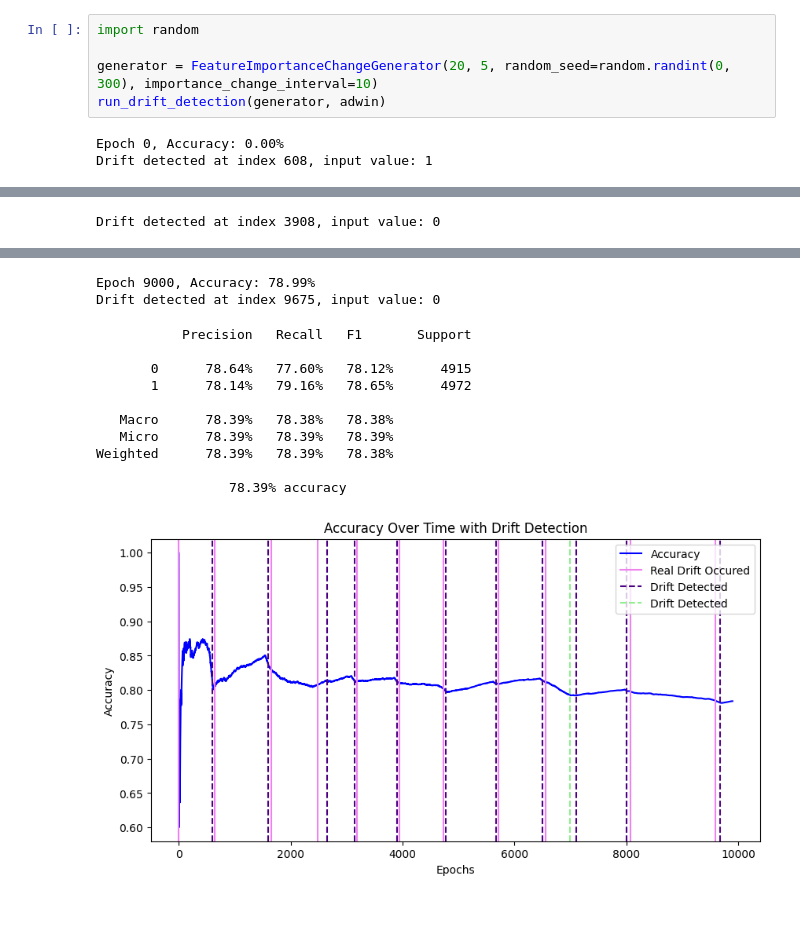
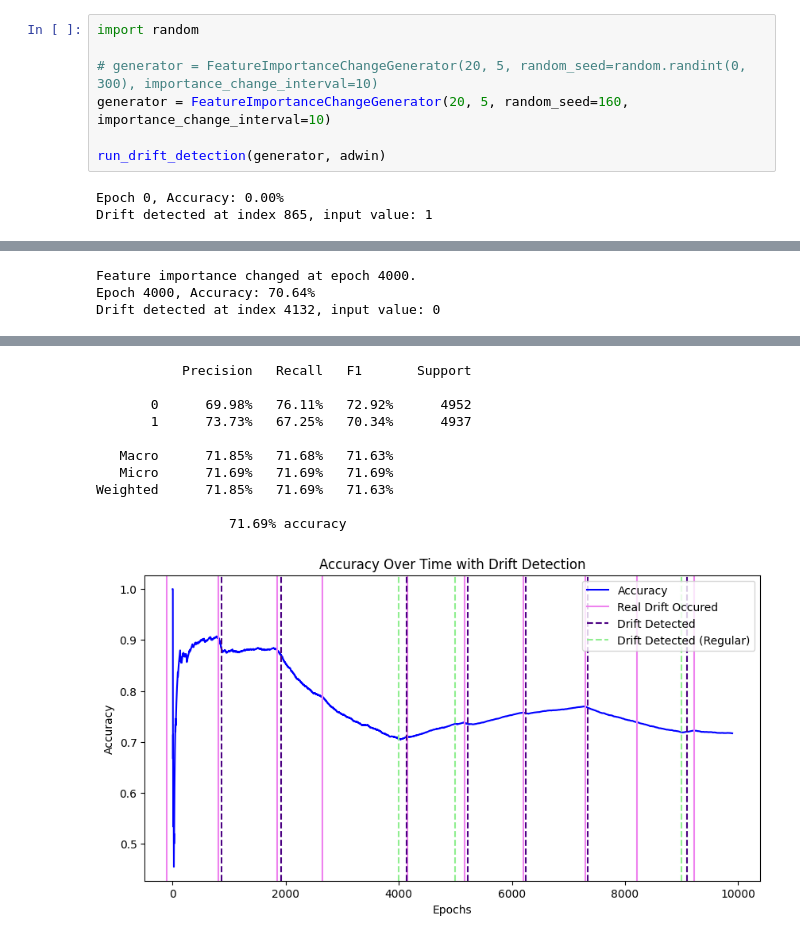
Before and after one commit to wpartycja/ml-in-data-streams, a Jupyter notebook: drift_detection.ipynb, the cells around one changed output, grey strips where cells are left out. Cells and saved outputs as stored; diff of their text form; blank space fills up the shorter version.

```diff
--- a/drift_detection.ipynb
+++ b/drift_detection.ipynb
@@ -124,8 +22,10 @@ def run_drift_detection(generator, drift_detector, boruta_samples=100, n_samples
 # %%
 import random
 
-generator = FeatureImportanceChangeGenerator(20, 5, random_seed=random.randint(0, 300), importance_change_interval=10)
+# generator = FeatureImportanceChangeGenerator(20, 5, random_seed=random.randint(0, 300), importance_change_interval=10)
+generator = FeatureImportanceChangeGenerator(20, 5, random_seed=160, importance_change_interval=10)
+
 run_drift_detection(generator, adwin)
 # %% [output]
 Epoch 0, Accuracy: 0.00%
-Drift detected at index 608, input value: 1
+Drift detected at index 865, input value: 1
@@ -138 +36,3 @@ Drift detected at index 3139, input value: 0
-Drift detected at index 3908, input value: 0
+Feature importance changed at epoch 4000.
+Epoch 4000, Accuracy: 70.64%
+Drift detected at index 4132, input value: 0
@@ -150,13 +50,11 @@ Drift detected at index 8010, input value: 1
-Epoch 9000, Accuracy: 78.99%
-Drift detected at index 9675, input value: 0
+           Precision   Recall   F1       Support
+
+       0      69.98%   76.11%   72.92%      4952
+       1      73.73%   67.25%   70.34%      4937
+
+   Macro      71.85%   71.68%   71.63%
+   Micro      71.69%   71.69%   71.69%
+Weighted      71.85%   71.69%   71.63%
+
+                 71.69% accuracy
-           Precision   Recall   F1       Support
-
-       0      78.64%   77.60%   78.12%      4915
-       1      78.14%   79.16%   78.65%      4972
-
-   Macro      78.39%   78.38%   78.38%
-   Micro      78.39%   78.39%   78.39%
-Weighted      78.39%   78.39%   78.38%
-
-                 78.39% accuracy
-[figure, old version]
+[figure, new version]
```
Also changed, not shown: parts of 7 cells of this notebook, 3 other files.
